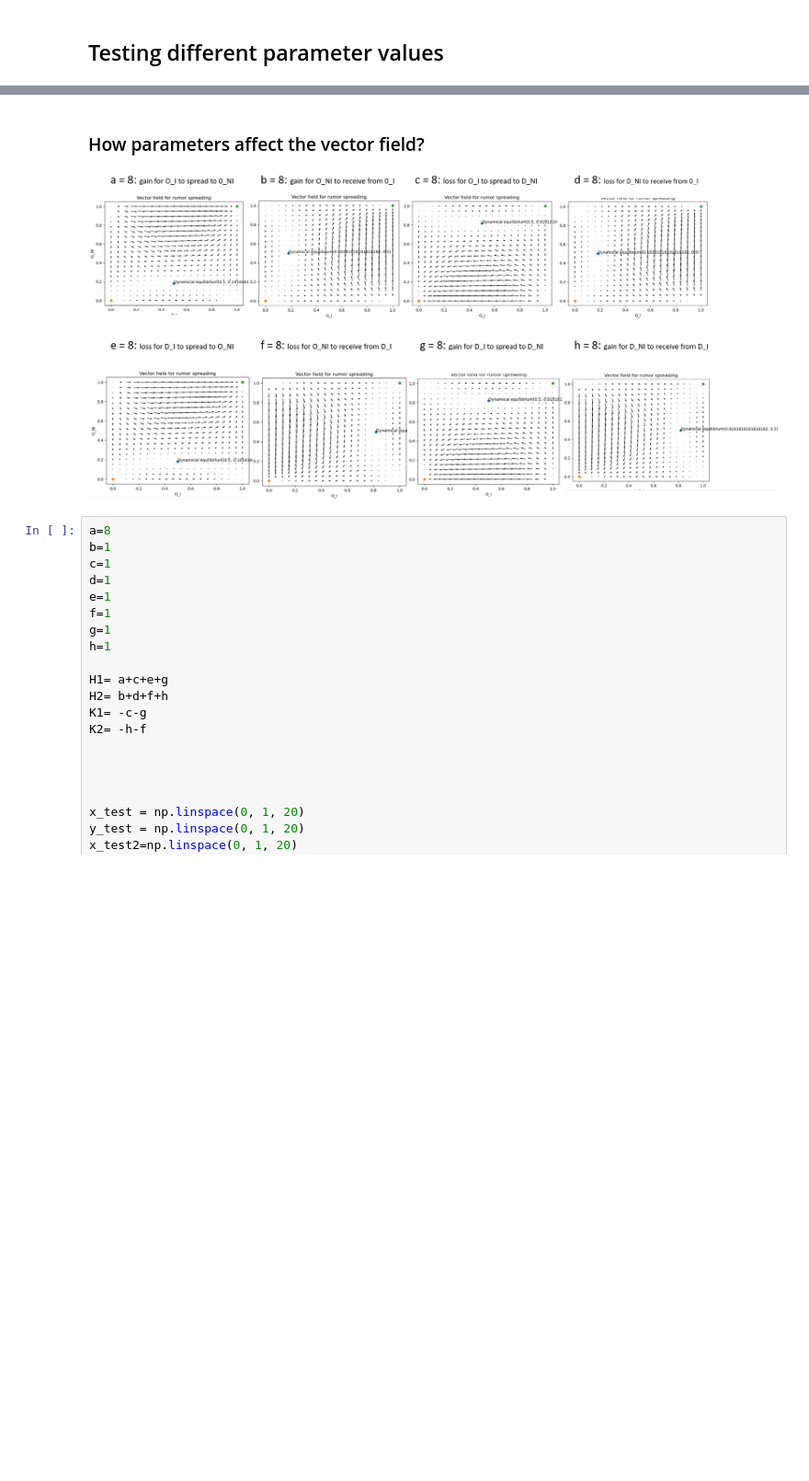
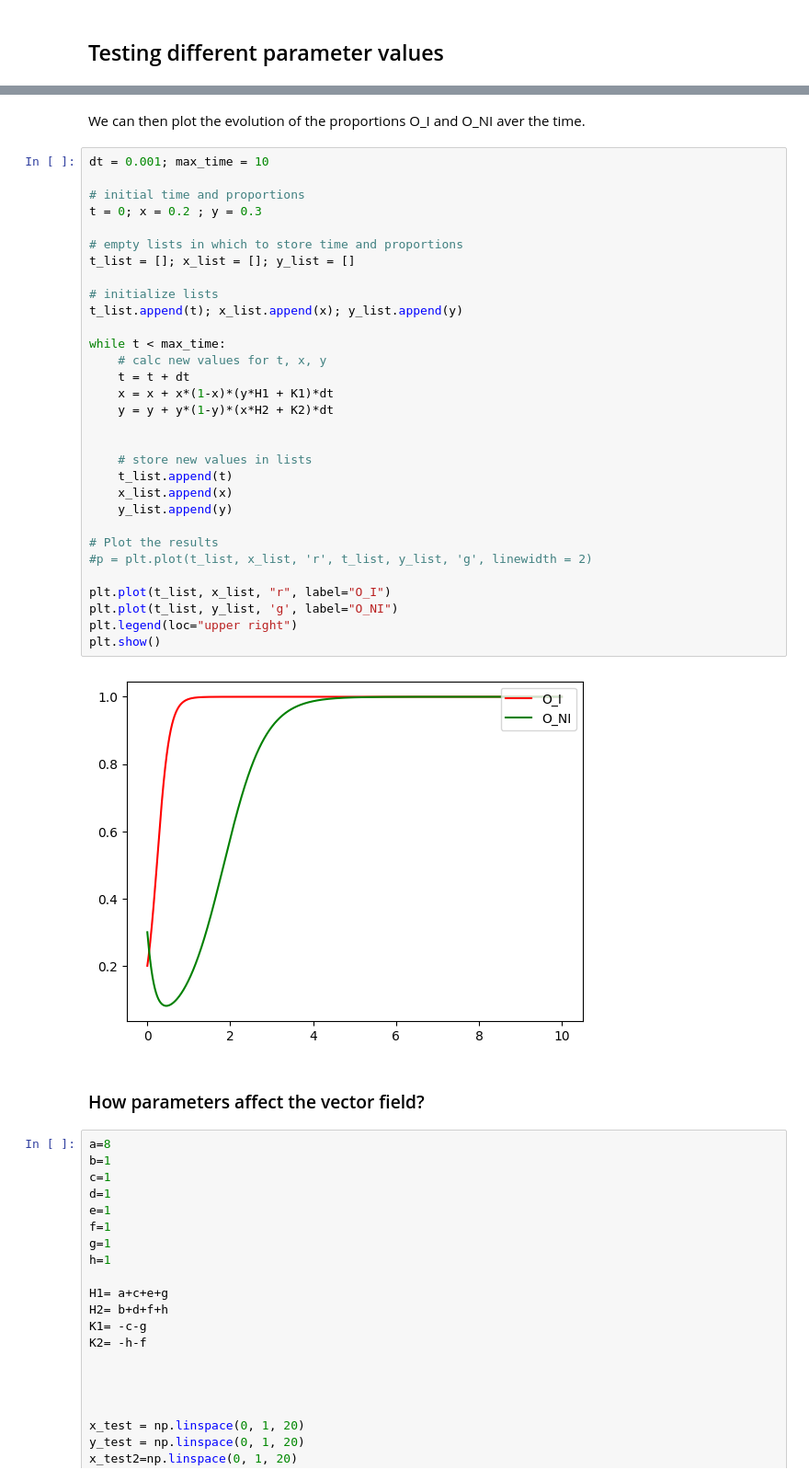
Before and after one commit to aslik97/SpreadOfRumors, a Jupyter notebook: rumor spread.ipynb, the cells around one changed output, grey strips where cells are left out. Shown at 92% size. Drawn from its saved outputs; the diff is of its cells as text; blank space fills up the shorter version.

Commit message:
Update rumor spread.ipynb
Added: the evolution of the proportions over the time
1st simulation including a change in the parameters after a certain time point

```diff
--- a/rumor spread.ipynb
+++ b/rumor spread.ipynb
@@ -156,7 +163,40 @@ Text(0.5, 1.0, 'Rumor spreading model')
+# %% [markdown]
+We can then plot the evolution of the proportions O_I and O_NI aver the time.
+# %%
+dt = 0.001; max_time = 10
+
+# initial time and proportions
+t = 0; x = 0.2 ; y = 0.3
+
+# empty lists in which to store time and proportions
+t_list = []; x_list = []; y_list = []
+
+# initialize lists
+t_list.append(t); x_list.append(x); y_list.append(y)
+
+while t < max_time:
+    # calc new values for t, x, y
+    t = t + dt
+    x = x + x*(1-x)*(y*H1 + K1)*dt
+    y = y + y*(1-y)*(x*H2 + K2)*dt
+
+
+    # store new values in lists
+    t_list.append(t)
+    x_list.append(x)
+    y_list.append(y)
+
+# Plot the results
+#p = plt.plot(t_list, x_list, 'r', t_list, y_list, 'g', linewidth = 2)
+
+plt.plot(t_list, x_list, "r", label="O_I")
+plt.plot(t_list, y_list, 'g', label="O_NI")
+plt.legend(loc="upper right")
+plt.show()
+# %% [output]
+[figure, added]
 # %% [markdown]
 ### How parameters affect the vector field?
-
-![parameter values.png](attachment:cbf21501-d85c-413c-8fe7-813b833e6dd6.png)
 # %%
 a=8
 b=1
```
Also changed, not shown: parts of 5 cells of this notebook.
